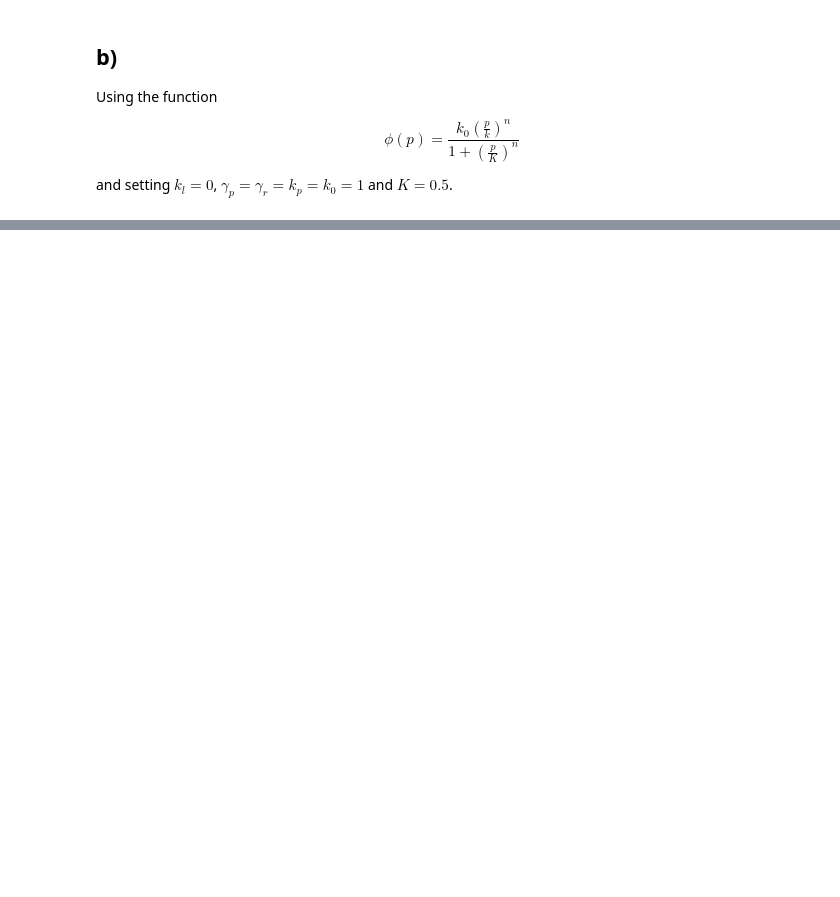
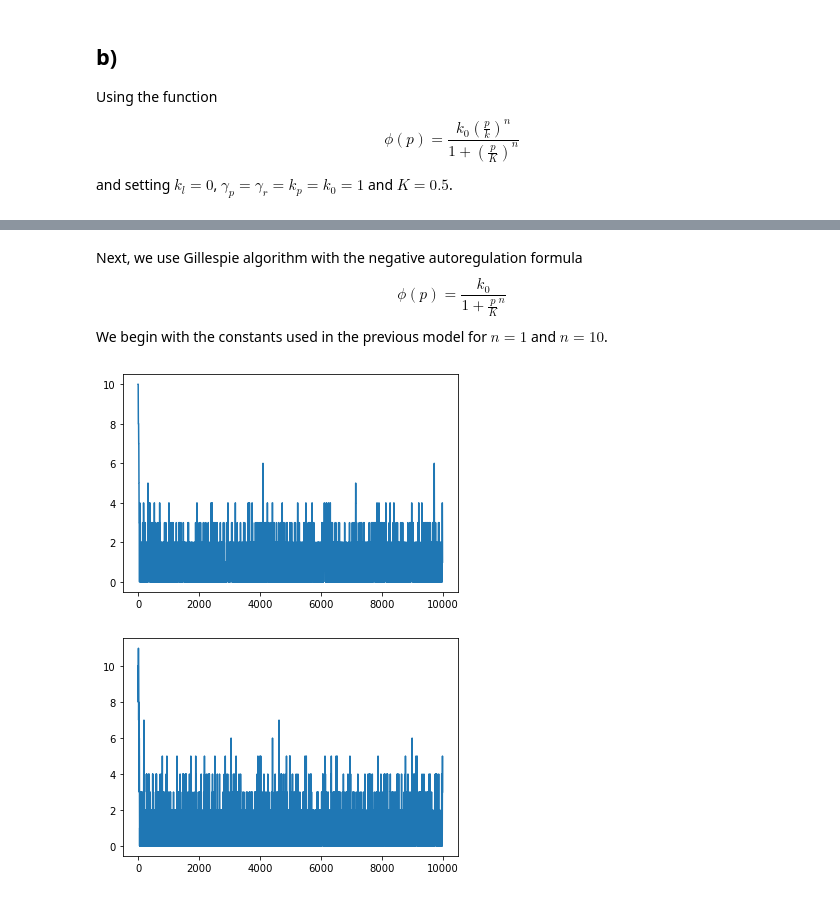
Before and after one commit to mrbatist/Assigment0, a Jupyter notebook: Homework 2.ipynb, the cells around one changed output, grey strips where cells are left out. Drawn from its saved outputs; the diff is of its cells as text; code cells hidden in the pictures; blank space fills up the shorter version.

```diff
--- a/Homework 2.ipynb
+++ b/Homework 2.ipynb
@@ -499,0 +619,44 @@ and setting $k_l=0$, $\gamma_p=\gamma_r=k_p=k_0=1$ and $K=0.5$.
+# %% [markdown]
+Next, we use Gillespie algorithm with the negative autoregulation formula
+$$\phi(p)=\frac{k_0}{1+\frac{p}{K}^n}
+$$
+We begin with the constants used in the previous model for $n=1$ and $n=10$.
+# %%
+k_p=1
+k_0=1
+gamma_p=1
+gamma_r=1
+K=0.5
+k_l=0
+n=1
+v=np.array([[1,0],[-1,0],[0,1],[0,-1]])
+X=[]
+TotalSteps=10000
+X=np.array([10,10])
+x=np.array([X[0]])
+y=np.array([X[1]])
+t=[0]
+i=0
+while i in range(0,TotalSteps):
+    a = np.array([k_l+(k_0/(1+(X[2*i+1]/K)**n)),gamma_r*X[2*i],X[2*i]*k_p,gamma_p*X[2*i+1] ])
+    sum_a=np.sum(a)
+    if sum_a==0:
+        break
+    cum_sum_a=np.cumsum(a,axis=0)
+    rand=np.random.uniform(0,1,2)
+    j=np.min(np.where(rand[0]*sum_a<=cum_sum_a))
+    time=(np.log(1/rand[1]))/sum_a
+    X=np.append(X,X[2*i:2*i+2]+v[j,:])
+    t=np.append(t,[t[i]+time])
+    x=np.append(x,X[2*i+2])
+    y=np.append(y,X[2*i+3])
+    i=i+1
+plt.plot(range(0,i+1),x)
+ax1.set_title("r in time")
+plt.show()
+plt.plot(range(0,i+1),y)
+ax1.set_title("p in time")
+plt.show()
+# %% [output]
+[figure, added]
+[figure, added]
```
Also changed, not shown: parts of 12 cells of this notebook.
